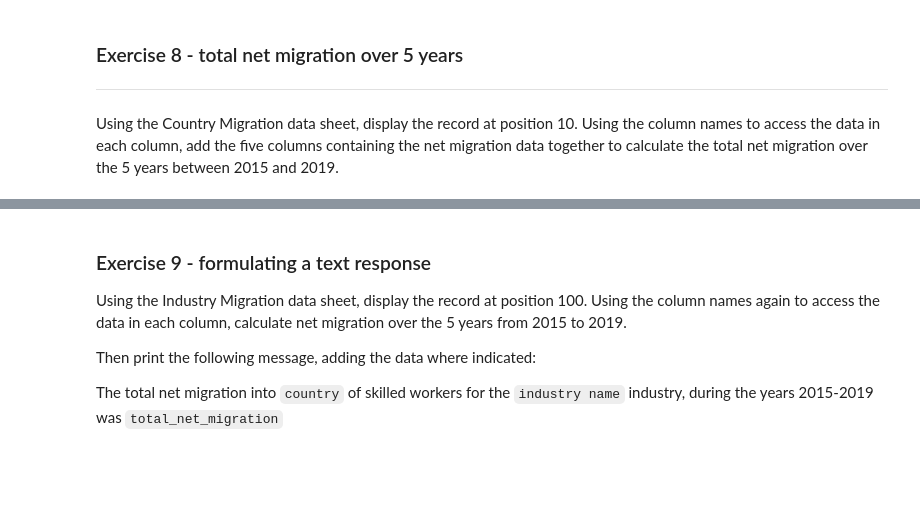
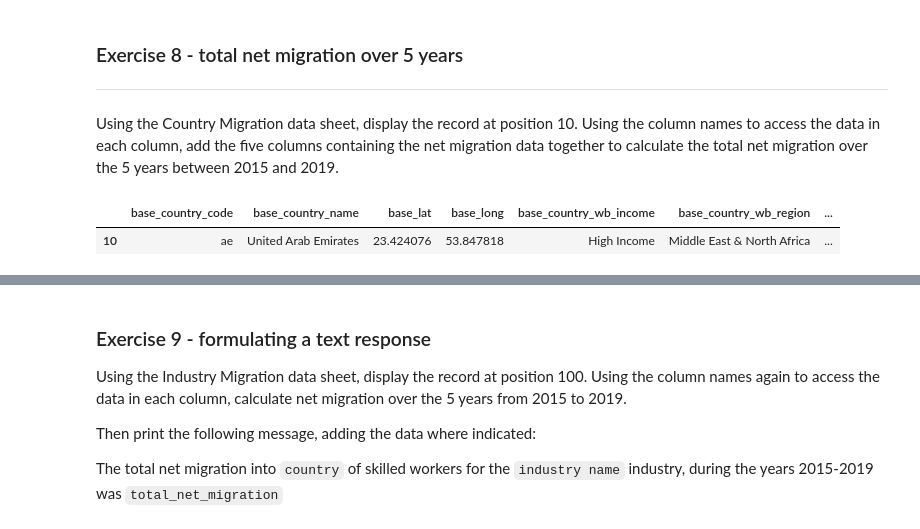
Before and after one commit to kKravtsova/data_and_python, a Jupyter notebook: Interrogating_dataframes_kkravtsova.ipynb, the cells around one changed output, grey strips where cells are left out. Cells and saved outputs as stored; diff of their text form; code cells hidden in the pictures; blank space fills up the shorter version.

```diff
--- a/Interrogating_dataframes_kkravtsova.ipynb
+++ b/Interrogating_dataframes_kkravtsova.ipynb
@@ -243,3 +243,9 @@ SM_df[["skill_group_name", "net_per_10K_2019"]].head(50)
 ---
 
 Using the Country Migration data sheet, display the record at position 10.  Using the column names to access the data in each column, add the five columns containing the net migration data together to calculate the total net migration over the 5 years between 2015 and 2019.
+# %%
+# Using the Country Migration data sheet, display the record at position 10.
+CM_df.iloc[[10]]
+# %% [output]
+|  | base_country_code | base_country_name | base_lat | base_long | base_country_wb_income | base_country_wb_region | ... |
+| 10 | ae | United Arab Emirates | 23.424076 | 53.847818 | High Income | Middle East & North Africa | ... |
```
Also changed, not shown: parts of 7 cells of this notebook.
